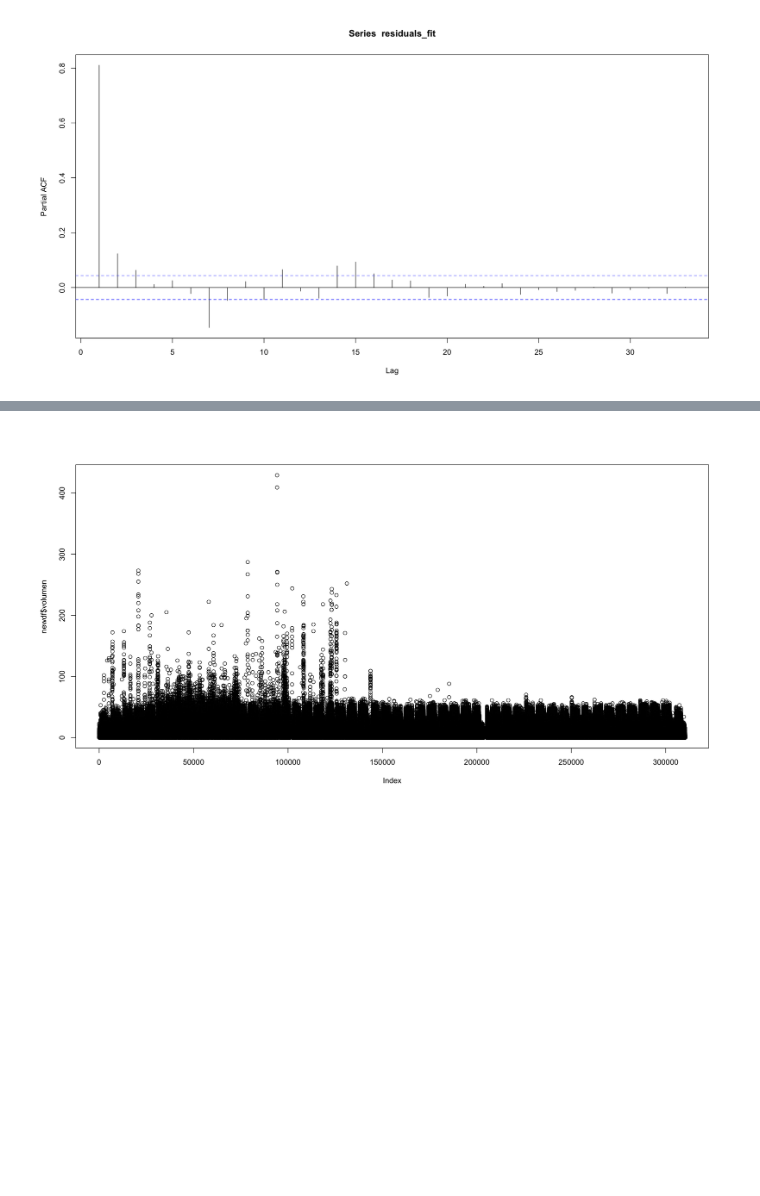
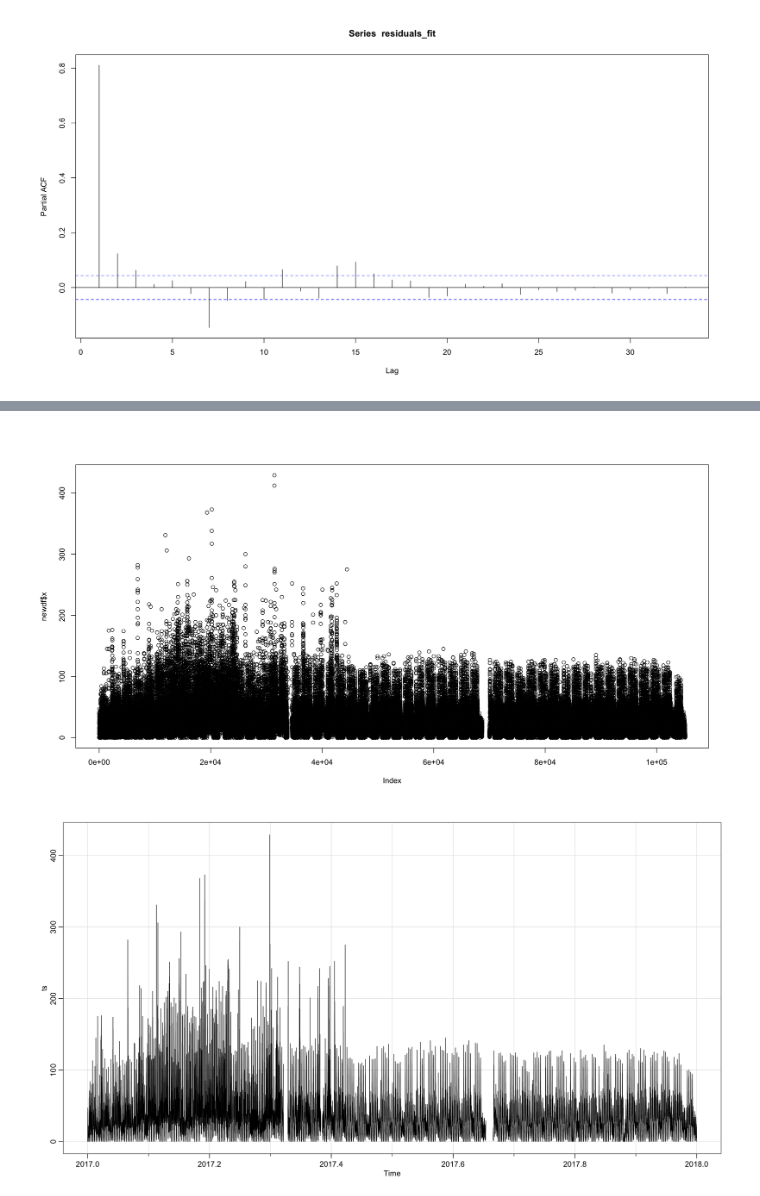
Before and after one commit to FelipeBastarrica/Obligatorio-Series-Temporales, a Jupyter notebook: Obligatorio_ST.ipynb, the cells around one changed output, grey strips where cells are left out. Drawn from its saved outputs; the diff is of its cells as text; code cells hidden in the pictures; blank space fills up the shorter version.

```diff
--- a/Obligatorio_ST.ipynb
+++ b/Obligatorio_ST.ipynb
@@ -277,7 +261,8 @@ minAsPOSIX <- as.POSIXct(minAsNumeric, origin="2017-01-01", tz="GMT")
 base_df = data.frame(minAsPOSIX)
 
 # new df
-newdf <- merge(base_df,originaldf,all.x=TRUE, by="minAsPOSIX")
+df <- merge(base_df,originaldf,all.x=TRUE, by="minAsPOSIX")
 # %%
-base_df
+newdf = aggregate(df$volumen, by=list(Date=df$minAsPOSIX), FUN=sum)
+newdf
 # %% [output]
@@ -303,5 +288,7 @@ A data.frame: 105121 × 1
 # %%
-ts(newdf$volumen, frequency=freq, start=c(2017,1))
-plot(newdf$volumen)
+ts = ts(newdf$x, frequency=freq*3, start=c(2017,1))
+plot(newdf$x)
+tsplot(ts)
 # %% [output]
-[figure, old version]
+[figure, new version]
+[figure, added]
```
Also changed, not shown: parts of 10 cells of this notebook.
